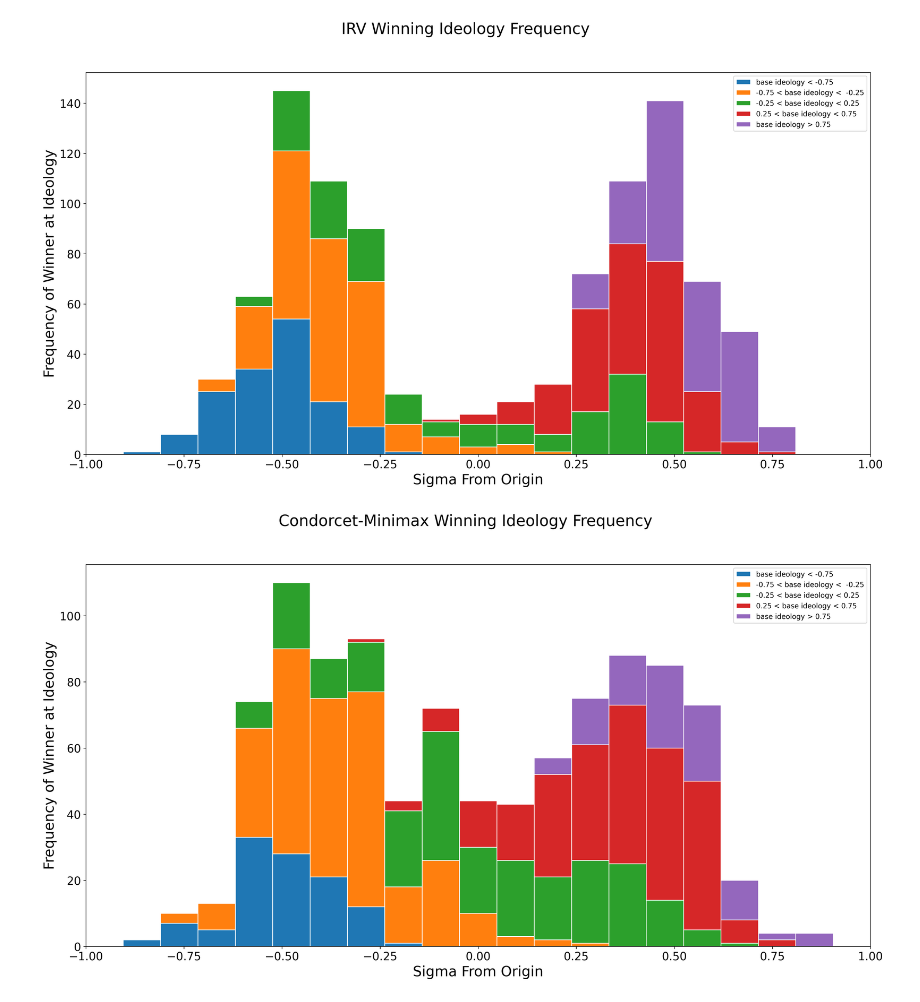
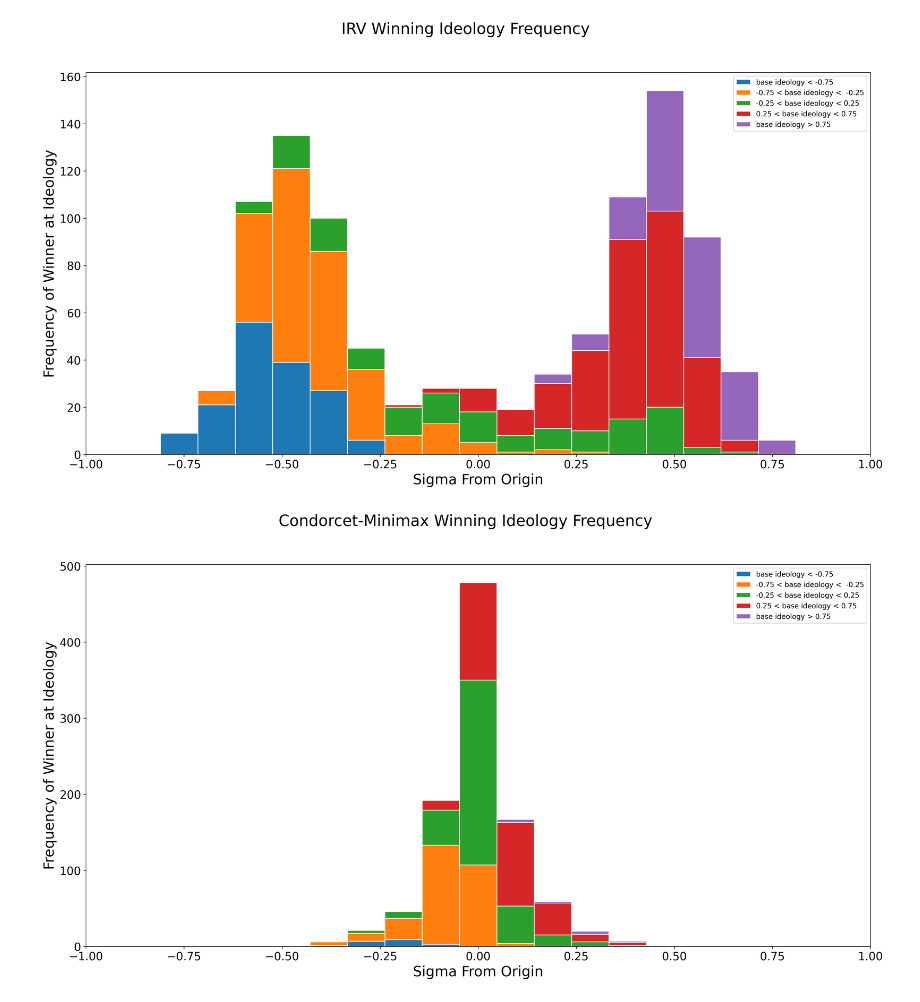
Before and after one commit to robbierobinette/bc-python, a Jupyter notebook: plot_strategic_candidates.ipynb, the cells around one changed output. Cells and saved outputs as stored; diff of their text form; code cells hidden in the pictures.

```diff
--- a/plot_strategic_candidates.ipynb
+++ b/plot_strategic_candidates.ipynb
@@ -130,35 +130,35 @@ def split_by_bin(data: List[float], split_data: List[float], ordered_bins: List[
     return results
 
 
 def plot_winners(i_config: ExperimentConfig, h_config: ExperimentConfig):
     bins = [-1000, -.75, -0.25, .25, .75]
     labels = ["base ideology < -0.75",
               "-0.75 < base ideology <  -0.25",
               "-0.25 < base ideology < 0.25",
               "0.25 < base ideology < 0.75",
               "base ideology > 0.75"]
 
     n_voters = 1000
     n_races = 1000
     results = compare_methods(BetterCandidateFactory(), i_config, h_config, n_voters, n_races)
 
     i_exp = Experiment(i_config)
 
     irv_winning_ideology = [cc.irv_sr.winner.ideology.vec[0] for cc in results]
     irv_winning_base_ideology = [cc.irv_sr.winner_base.ideology.vec[0] for cc in results]
     plot_data = split_by_bin(irv_winning_ideology, irv_winning_base_ideology, bins)
     i_exp.plot_results(plot_data, "IRV Winning Ideology Frequency", labels)
 
     h_exp = Experiment(h_config)
     h2h_winning_ideology = [cc.h2h_sr.winner.ideology.vec[0] for cc in results]
     h2h_winning_base_ideology = [cc.h2h_sr.winner_base.ideology.vec[0] for cc in results]
     plot_data = split_by_bin(h2h_winning_ideology, h2h_winning_base_ideology, bins)
     h_exp.plot_results(plot_data, "Condorcet-Minimax Winning Ideology Frequency", labels)
 
 
-plot_winners(irv_x_config, irv_y_config)
-# plot_winners(irv_a_config, h2h_a_config)
-# plot_winners(irv_b_config, h2h_b_config)
+# plot_winners(irv_x_config, irv_y_config)
+plot_winners(irv_a_config, h2h_a_config)
+plot_winners(irv_b_config, h2h_b_config)
 # %% [output]
-[figure, old version]
+[figure, new version]
-[figure, old version]
+[figure, new version]
```
Also changed, not shown: parts of 2 cells of this notebook, 2 other files.
